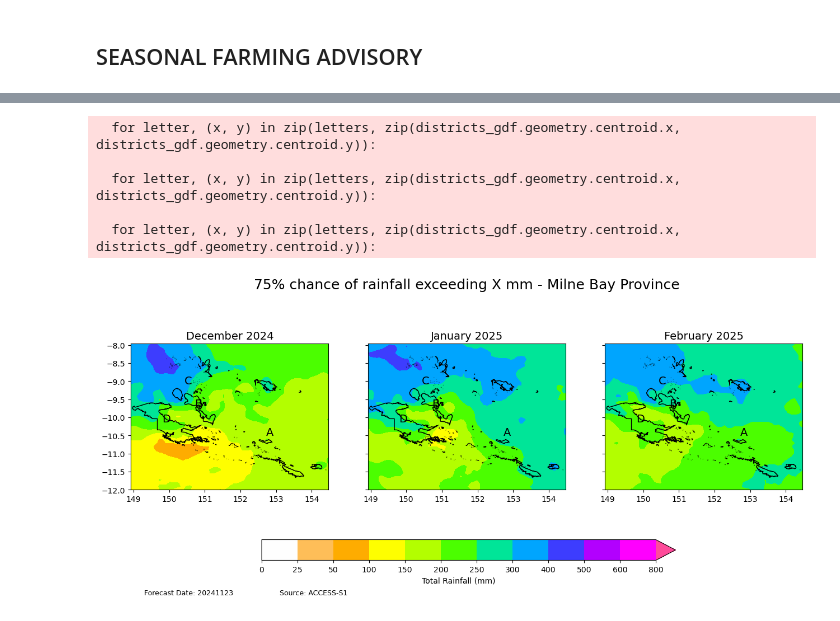
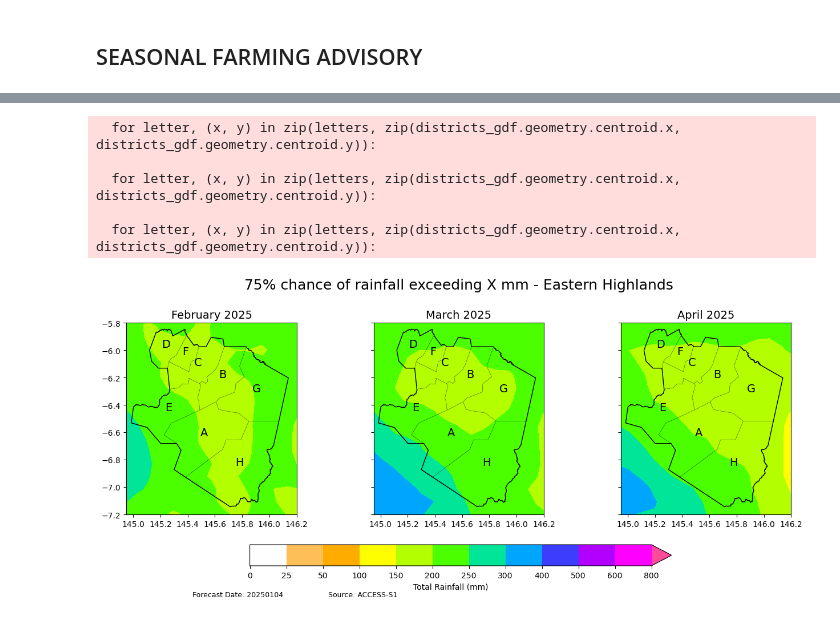
Before and after one commit to nytes75/Seasonal-Farming-Advisory, a Jupyter notebook: main.ipynb, the cells around one changed output, grey strips where cells are left out. Saved outputs shown, nothing was run; the diff lists cells and outputs as text; code cells hidden in the pictures.

```diff
--- a/main.ipynb
+++ b/main.ipynb
@@ -497,8 +494,8 @@ shapefile_path_prov = 'PNG_admin_boundary/png_prov_boundaries_2011census_region.
 shapefile_path_dist = 'PNG_admin_boundary/png_dist_boundaries_2011census_region.shp'
 
 #data_file = 'data/rain.forecast.terciles.monthly_20240408.nc'
-data_path_tercile = os.path.join(DATA_DIR, 'terciles/rain.forecast.terciles.monthly_20241129.nc')
-data_path_senario = os.path.join(DATA_DIR, 'scenario/rain.forecast.scenario.pacific.75.monthly.latest_20241126.nc')
+data_path_tercile = os.path.join(DATA_DIR, 'terciles/rain.forecast.terciles.monthly_20250109.nc')
+data_path_senario = os.path.join(DATA_DIR, 'scenario/rain.forecast.scenario.pacific.75.monthly.latest_20250106.nc')
 
 access_mon_tr = get_data(data_path_tercile)
 access_mon_ex = get_data(data_path_senario)
@@ -522,12 +519,12 @@ plot_multiple_months(access_mon_tr, start_month_idx, tercile_idx, province=provi
 # %%
-plot_exceedance_maps(access_mon_ex, start_month_idx, province=province['Milne Bay'])
+plot_exceedance_maps(access_mon_ex, start_month_idx, province=province['Eastern Highlands'])
 # %% [output]
   for letter, (x, y) in zip(letters, zip(districts_gdf.geometry.centroid.x, districts_gdf.geometry.centroid.y)):
 
   for letter, (x, y) in zip(letters, zip(districts_gdf.geometry.centroid.x, districts_gdf.geometry.centroid.y)):
 
   for letter, (x, y) in zip(letters, zip(districts_gdf.geometry.centroid.x, districts_gdf.geometry.centroid.y)):
-[figure, old version]
+[figure, new version]
 # %%
 import pandas as pd
 from shapely.geometry import Point
```
Also changed, not shown: parts of 3 cells of this notebook, 2 other files.
